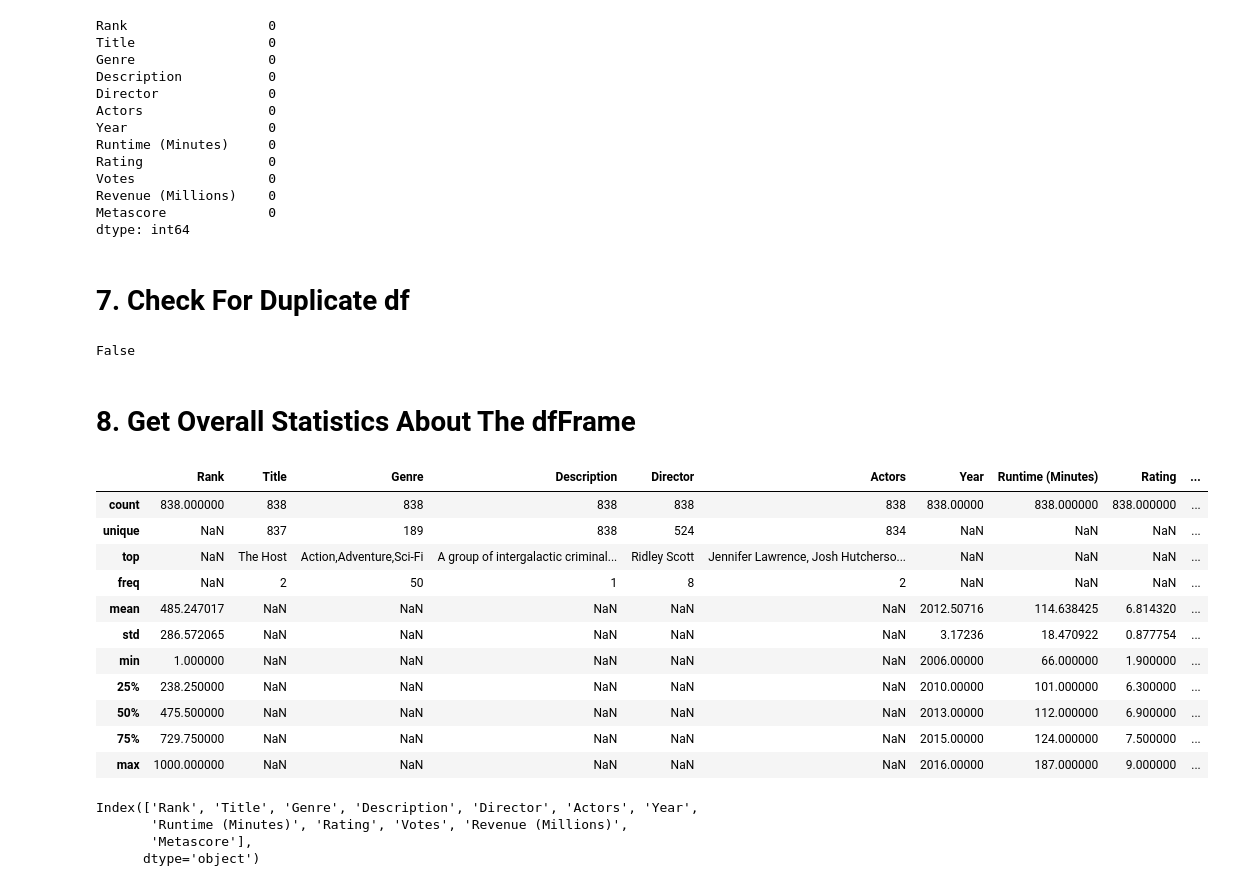
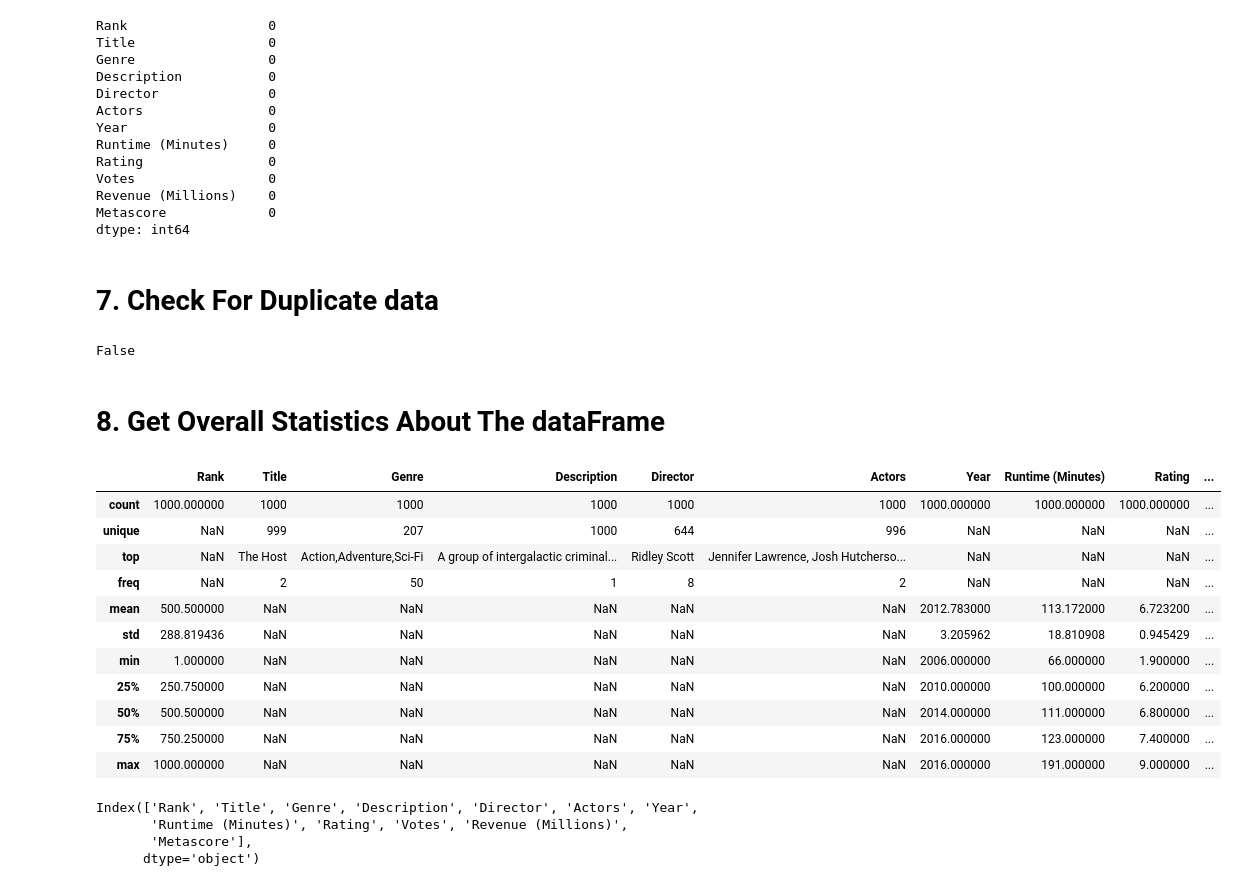
Before and after one commit to kumarnavinnew/Data-Analysis-on-IMDB-dataset, a Jupyter notebook: data_analysis__on_movies_dataset.ipynb, the cells around one changed output. Drawn from its saved outputs; the diff is of its cells as text; code cells hidden in the pictures.

```diff
--- a/data_analysis__on_movies_dataset.ipynb
+++ b/data_analysis__on_movies_dataset.ipynb
@@ -12,6 +7,6 @@ Drive already mounted at /content/drive; to attempt to forcibly remount, call dr
 # %%
-df=pd.read_csv("/content/drive/MyDrive/stl_assesment/Pandas data analysis/IMDB-Movie-Data.csv")
-df
+data=pd.read_csv("/content/IMDB-Movie-Data.csv")
+data
 # %% [output]
 |  | Rank | Title | Genre | Description | Director | Actors | Year | Runtime (Minutes) | Rating | ... |
 | 0 | 1 | Guardians of the Galaxy | Action,Adventure,Sci-Fi | A group of intergalactic criminal... | James Gunn | Chris Pratt, Vin Diesel, Bradley ... | 2014 | 121 | 8.1 | ... |
@@ -117,5 +134,5 @@ dtype: int64
 # %% [markdown]
 # 6. Drop All The Missing Values
 # %%
-df.dropna(inplace=True)
+data.dropna(inplace=True)
 # %%
@@ -135,5 +152,5 @@ Revenue (Millions)    0
 Metascore             0
 dtype: int64
 # %% [markdown]
-# 7. Check For Duplicate df
+# 7. Check For Duplicate data
 # %%
@@ -141,20 +158,20 @@ df.duplicated().any()
 # %% [output]
 False
 # %% [markdown]
-# 8. Get Overall Statistics About The dfFrame
+# 8. Get Overall Statistics About The dataFrame
 # %%
-df.describe(include="all")
+data.describe(include="all")
 # %% [output]
 |  | Rank | Title | Genre | Description | Director | Actors | Year | Runtime (Minutes) | Rating | ... |
-| count | 838.000000 | 838 | 838 | 838 | 838 | 838 | 838.00000 | 838.000000 | 838.000000 | ... |
-| unique | NaN | 837 | 189 | 838 | 524 | 834 | NaN | NaN | NaN | ... |
+| count | 1000.000000 | 1000 | 1000 | 1000 | 1000 | 1000 | 1000.000000 | 1000.000000 | 1000.000000 | ... |
+| unique | NaN | 999 | 207 | 1000 | 644 | 996 | NaN | NaN | NaN | ... |
 | top | NaN | The Host | Action,Adventure,Sci-Fi | A group of intergalactic criminal... | Ridley Scott | Jennifer Lawrence, Josh Hutcherso... | NaN | NaN | NaN | ... |
 | freq | NaN | 2 | 50 | 1 | 8 | 2 | NaN | NaN | NaN | ... |
-| mean | 485.247017 | NaN | NaN | NaN | NaN | NaN | 2012.50716 | 114.638425 | 6.814320 | ... |
-| std | 286.572065 | NaN | NaN | NaN | NaN | NaN | 3.17236 | 18.470922 | 0.877754 | ... |
-| min | 1.000000 | NaN | NaN | NaN | NaN | NaN | 2006.00000 | 66.000000 | 1.900000 | ... |
-| 25% | 238.250000 | NaN | NaN | NaN | NaN | NaN | 2010.00000 | 101.000000 | 6.300000 | ... |
-| 50% | 475.500000 | NaN | NaN | NaN | NaN | NaN | 2013.00000 | 112.000000 | 6.900000 | ... |
-| 75% | 729.750000 | NaN | NaN | NaN | NaN | NaN | 2015.00000 | 124.000000 | 7.500000 | ... |
-| max | 1000.000000 | NaN | NaN | NaN | NaN | NaN | 2016.00000 | 187.000000 | 9.000000 | ... |
+| mean | 500.500000 | NaN | NaN | NaN | NaN | NaN | 2012.783000 | 113.172000 | 6.723200 | ... |
+| std | 288.819436 | NaN | NaN | NaN | NaN | NaN | 3.205962 | 18.810908 | 0.945429 | ... |
+| min | 1.000000 | NaN | NaN | NaN | NaN | NaN | 2006.000000 | 66.000000 | 1.900000 | ... |
+| 25% | 250.750000 | NaN | NaN | NaN | NaN | NaN | 2010.000000 | 100.000000 | 6.200000 | ... |
+| 50% | 500.500000 | NaN | NaN | NaN | NaN | NaN | 2014.000000 | 111.000000 | 6.800000 | ... |
+| 75% | 750.250000 | NaN | NaN | NaN | NaN | NaN | 2016.000000 | 123.000000 | 7.400000 | ... |
+| max | 1000.000000 | NaN | NaN | NaN | NaN | NaN | 2016.000000 | 191.000000 | 9.000000 | ... |
 # %%
```
Also changed, not shown: parts of 61 cells of this notebook.
